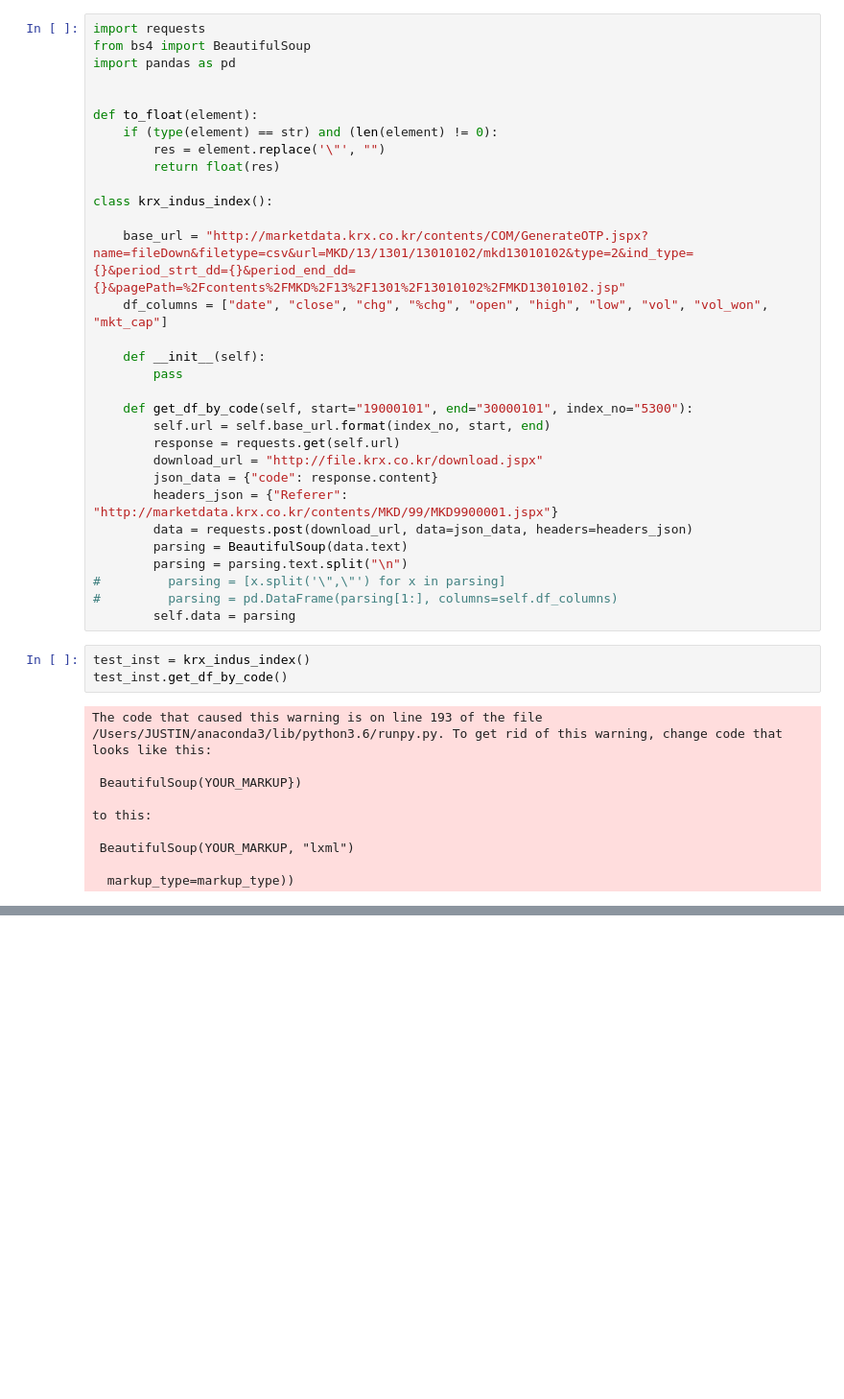
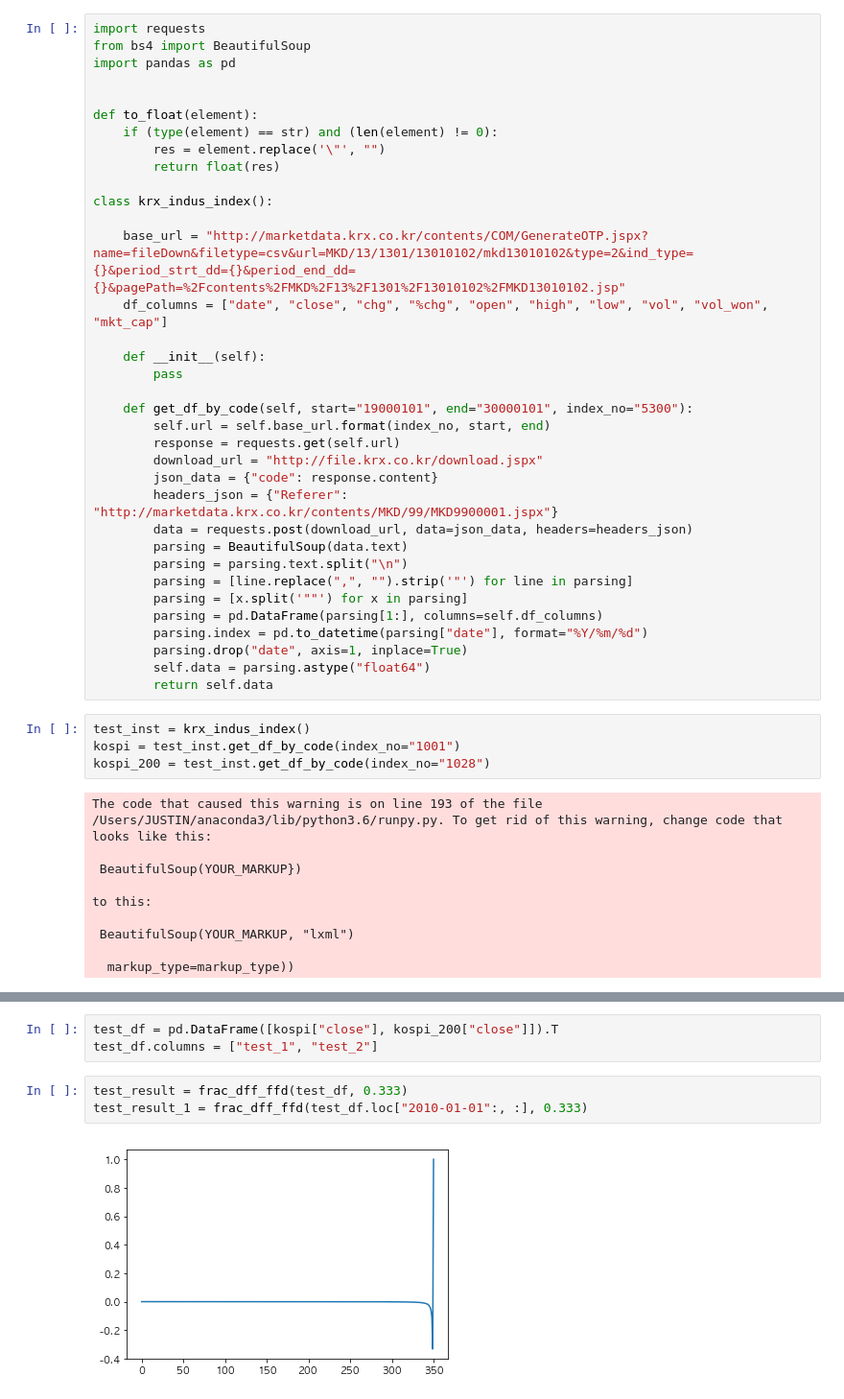
Before and after one commit to kimjungwon90/trade_bot, a Jupyter notebook: Untitled1.ipynb, the cells around one changed output, grey strips where cells are left out. Shown: that part at 96% size. Saved outputs shown, nothing was run; the diff lists cells and outputs as text; blank space fills up the shorter version.

```diff
--- a/Untitled1.ipynb
+++ b/Untitled1.ipynb
@@ -79,12 +80,17 @@ class krx_indus_index():
         data = requests.post(download_url, data=json_data, headers=headers_json)
         parsing = BeautifulSoup(data.text)
         parsing = parsing.text.split("\n")
-#         parsing = [x.split('\",\"') for x in parsing]
-#         parsing = pd.DataFrame(parsing[1:], columns=self.df_columns)
-        self.data = parsing
+        parsing = [line.replace(",", "").strip('"') for line in parsing]
+        parsing = [x.split('""') for x in parsing]
+        parsing = pd.DataFrame(parsing[1:], columns=self.df_columns)
+        parsing.index = pd.to_datetime(parsing["date"], format="%Y/%m/%d")
+        parsing.drop("date", axis=1, inplace=True)
+        self.data = parsing.astype("float64")
+        return self.data
 # %%
 test_inst = krx_indus_index()
-test_inst.get_df_by_code()
+kospi = test_inst.get_df_by_code(index_no="1001")
+kospi_200 = test_inst.get_df_by_code(index_no="1028")
 # %% [output]
 The code that caused this warning is on line 193 of the file /Users/JUSTIN/anaconda3/lib/python3.6/runpy.py. To get rid of this warning, change code that looks like this:
 
@@ -187,0 +171,8 @@ a[138:142]
+# %%
+test_df = pd.DataFrame([kospi["close"], kospi_200["close"]]).T
+test_df.columns = ["test_1", "test_2"]
+# %%
+test_result = frac_dff_ffd(test_df, 0.333)
+test_result_1 = frac_dff_ffd(test_df.loc["2010-01-01":, :], 0.333)
+# %% [output]
+[figure, added]
```
Also changed, not shown: parts of 14 cells of this notebook.
